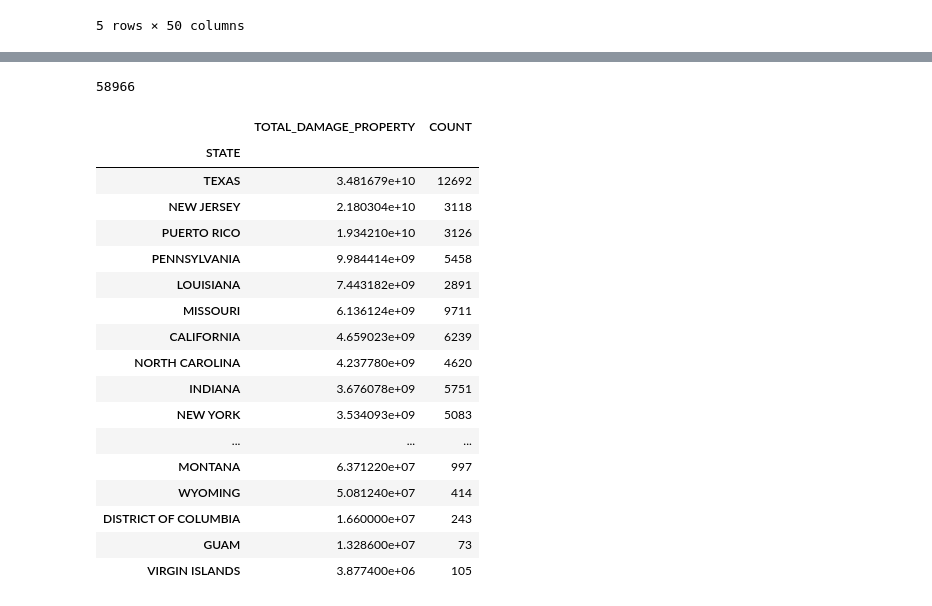
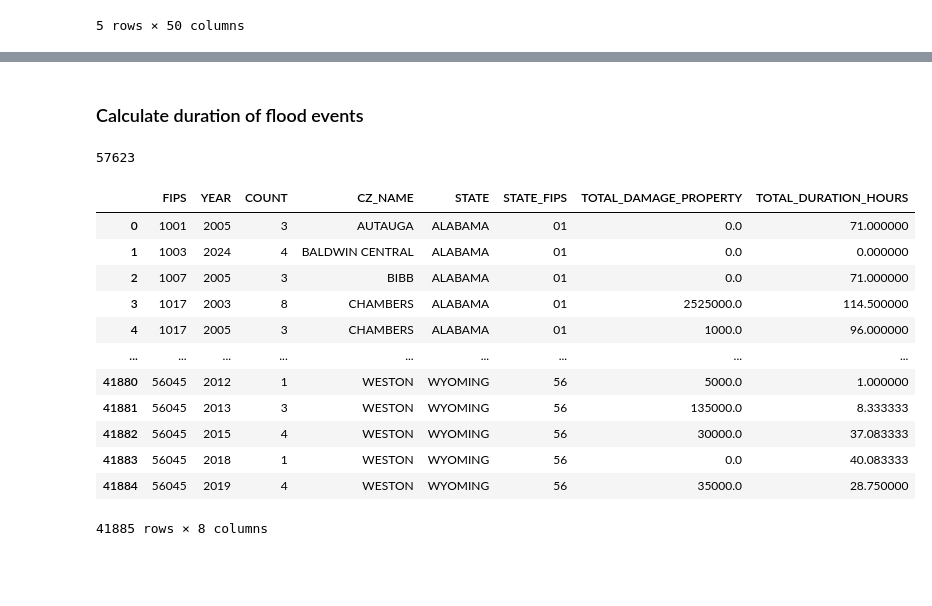
Before and after one commit to Ramil-cyber/Capstone_Citizensbank_climate-risk_insurance-exposure_monitoring, a Jupyter notebook: 03_code/data_exploration/fema_storm_data_v1.ipynb, the cells around one changed output, grey strips where cells are left out. Cells and saved outputs as stored; diff of their text form; code cells hidden in the pictures; blank space fills up the shorter version.

```diff
--- a/03_code/data_exploration/fema_storm_data_v1.ipynb
+++ b/03_code/data_exploration/fema_storm_data_v1.ipynb
@@ -91,30 +143,35 @@ storm.head()
+# %%
+def get_fips(row):
+    if row["CZ_TYPE"] == "Z":
+        match = nws_zone_fips_ref.loc[
+            nws_zone_fips_ref["STATE_ZONE"]
+            == (
+                states.loc[states["FIPS"] == row["STATE_FIPS"], "Postal"]
+                .reset_index(drop=True)
+                .get(0, "")
+                + row["CZ_FIPS"]
+            ),
+            "FIPS",
+        ]
+        return match.iloc[0] if not match.empty else None
+    else:
+        return row["STATE_FIPS"] + row["CZ_FIPS"]
+
+
+storm["FIPS"] = storm.apply(get_fips, axis=1)
 # %%
 flood = storm[storm["EVENT_TYPE"].str.contains("flood", case=False)]
-flood = get_property_damage_value(flood)
-flood_state = (
-    flood[flood["YEAR"] >= 2000]
-    .groupby("STATE")
-    .agg({"TOTAL_DAMAGE_PROPERTY": "sum", "COUNT": "sum"})
-    .sort_values(by="TOTAL_DAMAGE_PROPERTY", ascending=False)
-)
-flood_state
-# %% [output]
-58966
-|  | TOTAL_DAMAGE_PROPERTY | COUNT |
-| STATE |  |  |
-| TEXAS | 3.481679e+10 | 12692 |
-| NEW JERSEY | 2.180304e+10 | 3118 |
-| PUERTO RICO | 1.934210e+10 | 3126 |
-| PENNSYLVANIA | 9.984414e+09 | 5458 |
-| LOUISIANA | 7.443182e+09 | 2891 |
-| MISSOURI | 6.136124e+09 | 9711 |
-| CALIFORNIA | 4.659023e+09 | 6239 |
-| NORTH CAROLINA | 4.237780e+09 | 4620 |
-| INDIANA | 3.676078e+09 | 5751 |
-| NEW YORK | 3.534093e+09 | 5083 |
-| ... | ... | ... |
-| MONTANA | 6.371220e+07 | 997 |
-| WYOMING | 5.081240e+07 | 414 |
-| DISTRICT OF COLUMBIA | 1.660000e+07 | 243 |
-| GUAM | 1.328600e+07 | 73 |
-| VIRGIN ISLANDS | 3.877400e+06 | 105 |
+# %% [markdown]
+### Calculate duration of flood events
+# %%
+flood["begin_dt_str".upper()] = (
+    flood["begin_yearmonth".upper()].astype(str)
+    + flood["begin_day".upper()].astype(str).str.zfill(2)
+    + flood["begin_time".upper()].astype(str).str.zfill(4)
+)
+
+flood["end_dt_str".upper()] = (
+    flood["end_yearmonth".upper()].astype(str)
+    + flood["end_day".upper()].astype(str).str.zfill(2)
+    + flood["end_time".upper()].astype(str).str.zfill(4)
+)
@@ -120,0 +189,18 @@ flood_state
+# %%
+flood = get_property_damage_value(flood)
+flood
+# %% [output]
+57623
+|  | FIPS | YEAR | COUNT | CZ_NAME | STATE | STATE_FIPS | TOTAL_DAMAGE_PROPERTY | TOTAL_DURATION_HOURS |
+| 0 | 1001 | 2005 | 3 | AUTAUGA | ALABAMA | 01 | 0.0 | 71.000000 |
+| 1 | 1003 | 2024 | 4 | BALDWIN CENTRAL | ALABAMA | 01 | 0.0 | 0.000000 |
+| 2 | 1007 | 2005 | 3 | BIBB | ALABAMA | 01 | 0.0 | 71.000000 |
+| 3 | 1017 | 2003 | 8 | CHAMBERS | ALABAMA | 01 | 2525000.0 | 114.500000 |
+| 4 | 1017 | 2005 | 3 | CHAMBERS | ALABAMA | 01 | 1000.0 | 96.000000 |
+| ... | ... | ... | ... | ... | ... | ... | ... | ... |
+| 41880 | 56045 | 2012 | 1 | WESTON | WYOMING | 56 | 5000.0 | 1.000000 |
+| 41881 | 56045 | 2013 | 3 | WESTON | WYOMING | 56 | 135000.0 | 8.333333 |
+| 41882 | 56045 | 2015 | 4 | WESTON | WYOMING | 56 | 30000.0 | 37.083333 |
+| 41883 | 56045 | 2018 | 1 | WESTON | WYOMING | 56 | 0.0 | 40.083333 |
+| 41884 | 56045 | 2019 | 4 | WESTON | WYOMING | 56 | 35000.0 | 28.750000 |
+41885 rows × 8 columns
```
Also changed, not shown: parts of 13 cells of this notebook, 3 other files.
